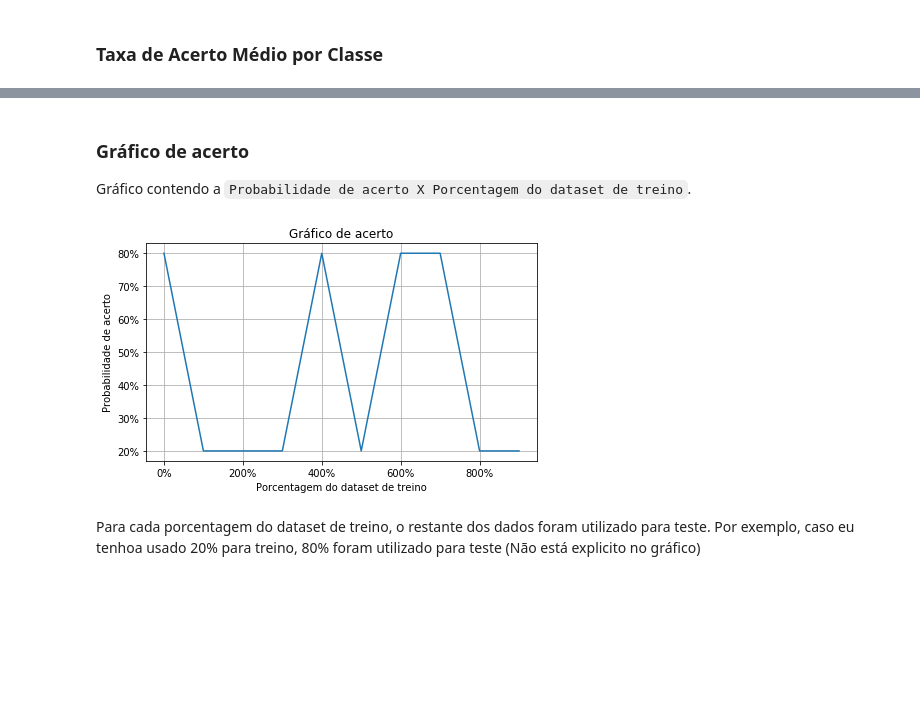
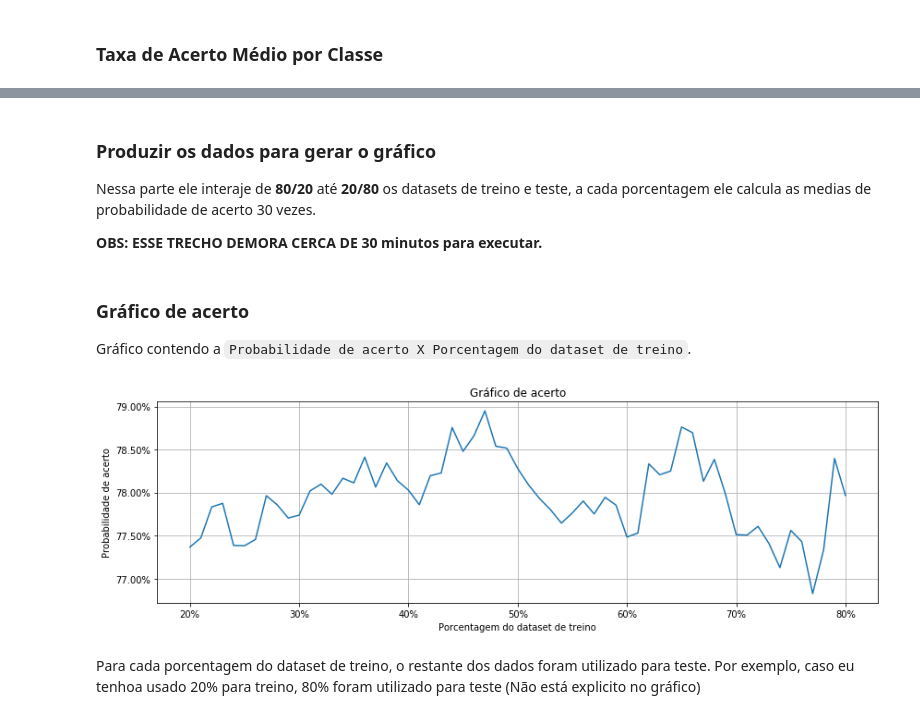
Before and after one commit to syslogg/classifier-algorithms, a Jupyter notebook: homework.ipynb, the cells around one changed output, grey strips where cells are left out. Cells and saved outputs as stored; diff of their text form; code cells hidden in the pictures; blank space fills up the shorter version.

```diff
--- a/homework.ipynb
+++ b/homework.ipynb
@@ -31,10 +25,3 @@ dataset.head(1)
-# %%
-def p_given_q(ds, p, q, val_p, val_q):
-    p_f_zero = ds[(dataset[p]==val_p) & (ds[q]==val_q)][p].count()/ds[p][ds[q]==val_q].count()
-    return p_f_zero
-
-def p_q(ds, p,val_p):
-    return ds[p][ds[p]==val_p].count()/ds[p].count()
 # %% [markdown]
 ### Variaveis auxiliares
 # %%
@@ -48 +74,8 @@ list_value_tg = list(dataset['Target'].unique())
+# %%
+def p_given_q(cache, p, q, val_p, val_q):
+    return cache[p+'-'+str(val_p)+'-'+str(val_q)]
+
+def p_q(cache, p,val_p):
+    #ds[p][ds[p]==val_p].count()/ds[p].count()
+    return cache[p+'-'+str(val_p)]
 # %% [markdown]
@@ -102,12 +145,15 @@ def run_nth(percentage, number):
         ds_train=dataset.sample(frac=percentage, random_state=i*randint(0,100)).reset_index()
         ds_test=dataset.drop(ds_train.index) # Pega o que sobrou do dataset de treino
 
-        correct, incorrect, correct_zero, correct_one, incorrect_zero, incorrect_one = naive_bayes(ds_train,ds_test)
+        #Cria cache para Naive Bayes
+        cache = load_ds_nb(ds_train)
+
+        correct, incorrect, correct_zero, correct_one, incorrect_zero, incorrect_one = naive_bayes(cache, ds_test)
 
         if (correct_zero+incorrect_zero) != 0:
             prob_correct_zero.append(correct_zero/(correct_zero+incorrect_zero))
 
-        if (correct_one+incorrect_one):
+        if (correct_one+incorrect_one) != 0:
             prob_correct_one.append(correct_one/(correct_one+incorrect_one))
 
         percentages_correct.append(correct/(correct+incorrect))
@@ -155,25 +201,35 @@ Classe 1: 0.0
+# %% [markdown]
+### Produzir os dados para gerar o gráfico
+Nessa parte ele interaje de **80/20** até **20/80** os datasets de treino e teste, a cada porcentagem ele calcula as medias de probabilidade de acerto 30 vezes.
+
+**OBS: ESSE TRECHO DEMORA CERCA DE 30 minutos para executar.**
+# %%
+mean_percents = list()
+percents_axis = list()
+for n in range(20,81):
+    p, pc, pi = run_nth(n/100, 30)
+    mean_percents.append(np.mean(p))
+    percents_axis.append(n)
 # %% [markdown]
 ### Gráfico de acerto
 Gráfico contendo a ``Probabilidade de acerto X Porcentagem do dataset de treino``.
 # %%
-fig = plt.figure(1, (7,4))
+fig = plt.figure(1, (14,4))
 ax = fig.add_subplot(1,1,1)
-
-ax.plot(percents)
+percents_axis = [x / 100 for x in percents_axis]
+ax.plot(percents_axis, mean_percents)
 ax.set_title('Gráfico de acerto')
 
-percentFormat = mtick.PercentFormatter(1)
-
-ax.xaxis.set_major_formatter(percentFormat)
-ax.yaxis.set_major_formatter(percentFormat)
+ax.xaxis.set_major_formatter(mtick.PercentFormatter(1))
+ax.yaxis.set_major_formatter(mtick.PercentFormatter(1))
 ax.set_ylabel('Probabilidade de acerto')
 
 ax.set_xlabel('Porcentagem do dataset de treino')
 
 plt.grid(True)
 plt.show()
 # %% [output]
-[figure, old version]
+[figure, new version]
 # %% [markdown]
 Para cada porcentagem do dataset de treino, o restante dos dados foram utilizado para teste.
 Por exemplo, caso eu tenhoa usado 20% para treino, 80% foram utilizado para teste (Não está explicito no gráfico)
```
Also changed, not shown: parts of 11 cells of this notebook, 1 other file.
